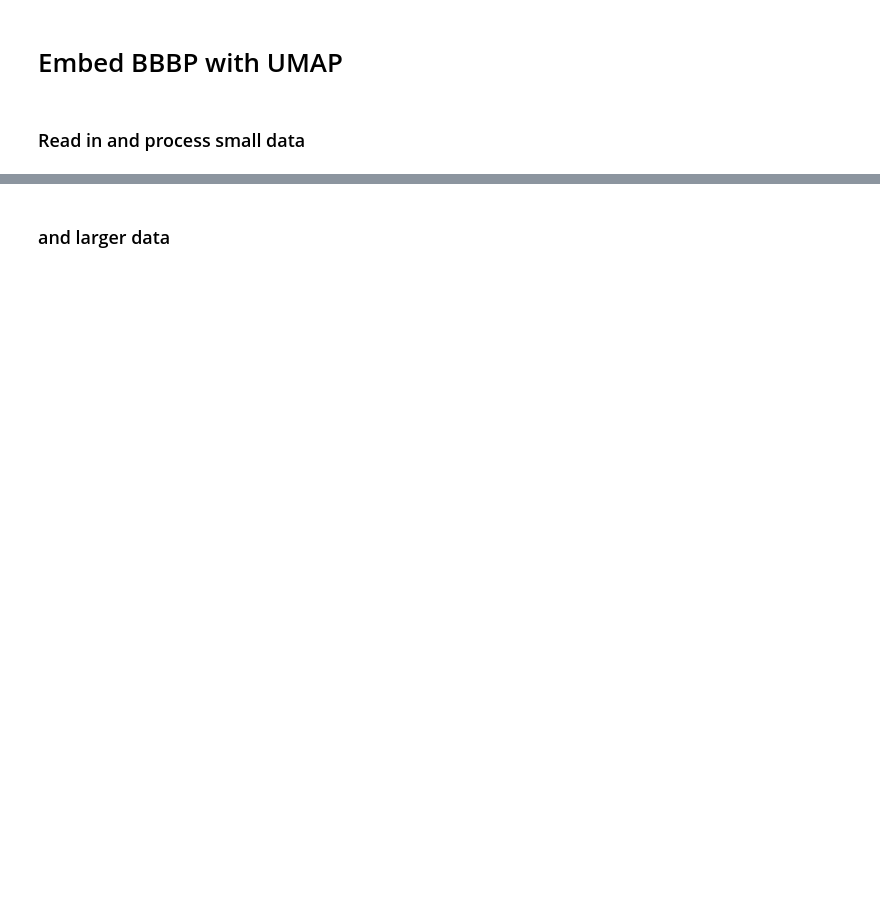
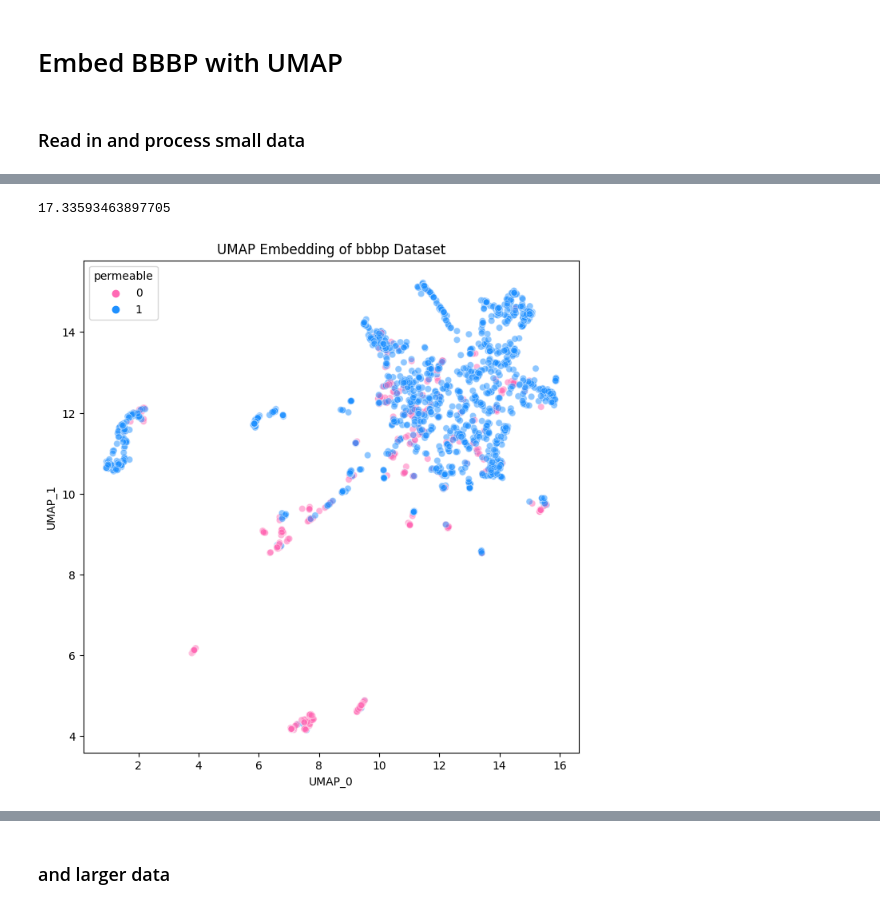
Before and after one commit to dcolinmorgan/grph, a Jupyter notebook: accelerating_chemical_mappings.ipynb, the cells around one changed output, grey strips where cells are left out. Cells and saved outputs as stored; diff of their text form; code cells hidden in the pictures; blank space fills up the shorter version.

```diff
--- a/accelerating_chemical_mappings.ipynb
+++ b/accelerating_chemical_mappings.ipynb
@@ -166,9 +189,24 @@ bbbp.shape
 # %%
-%%time
+t=time.time()
 umap_model = umap.UMAP(metric = "jaccard",
                       n_neighbors = 25,
                       n_components = 2,
                       low_memory = False,
                       min_dist = 0.001)
 X_umap = umap_model.fit_transform(ecfp_descriptors)
-PPB["UMAP_0"], PPB["UMAP_1"] = X_umap[:,0], X_umap[:,1]
+bbbp["UMAP_0"], bbbp["UMAP_1"] = X_umap[:,0], X_umap[:,1]
+print(time.time()-t)
+palette = sns.color_palette(["hotpink", "dodgerblue"])
+for method in ["UMAP"]:
+    plt.figure(figsize=(8,8))
+    sns.scatterplot(data=bbbp,
+                    x=f"{method}_0",
+                    y=f"{method}_1",
+                    hue="permeable",
+                    alpha=0.5,
+                    palette=palette)
+    plt.title(f"{method} Embedding of bbbp Dataset")
+    plt.show()
+# %% [output]
+17.33593463897705
+[figure, added]
```
Also changed, not shown: parts of 24 cells of this notebook.
